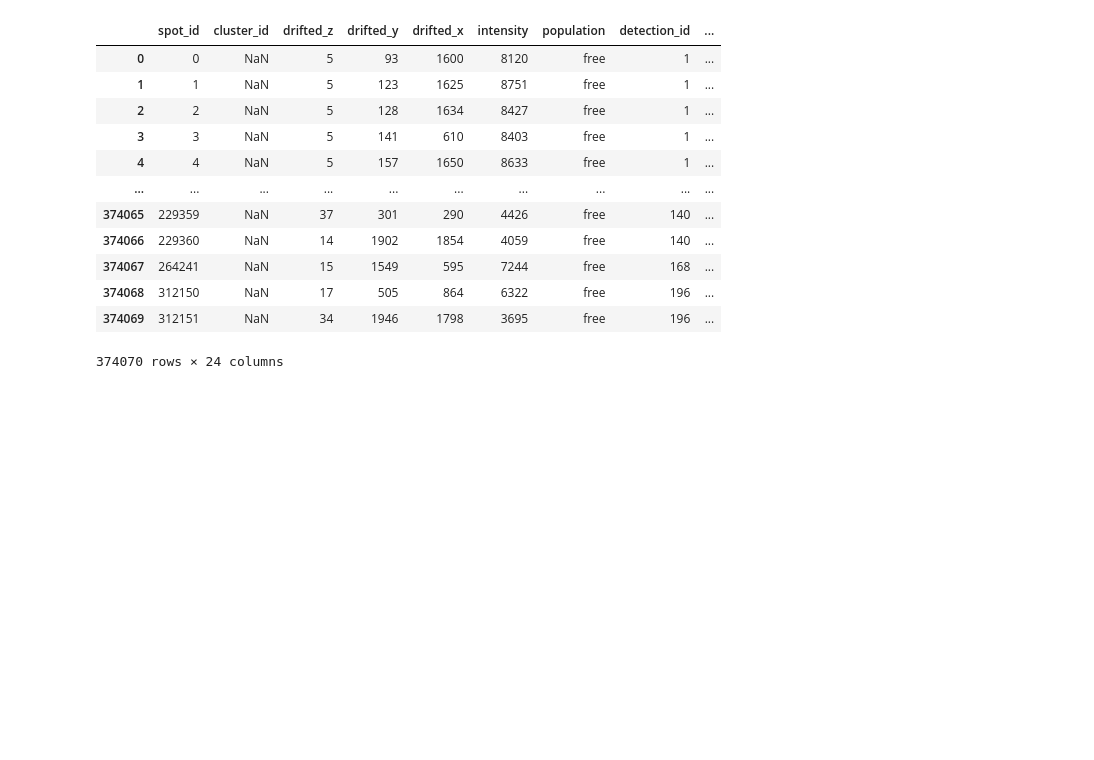
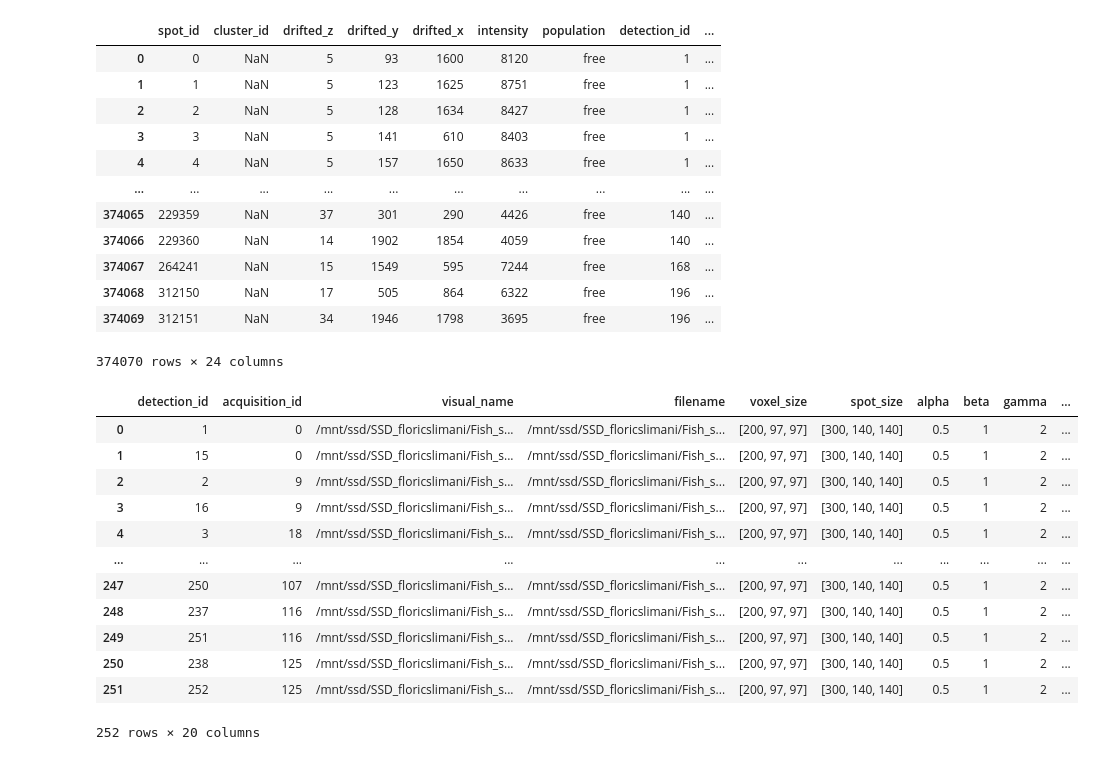
Before and after one commit to SlimaniF/Sequential_Fish, a Jupyter notebook: testing_notebooks/chromatic_abberration_testing.ipynb, the cells around one changed output. Cells and saved outputs as stored; diff of their text form; code cells hidden in the pictures; blank space fills up the shorter version.

Commit message:
Correct spots dataframe okay

```diff
--- a/testing_notebooks/chromatic_abberration_testing.ipynb
+++ b/testing_notebooks/chromatic_abberration_testing.ipynb
@@ -163,8 +163,9 @@ napari.run()
 # Check on DataFrame
 # %%
 import pandas as pd
-test_path = "/media/SSD_floricslimani/Fish_seq/Davide/2024-08-12 - SeqFISH - HeLa - Puro - R2TP1-2_Run7/result_tables/Spots.feather"
-Spots = pd.read_feather(test_path)
+test_path = "/media/SSD_floricslimani/Fish_seq/Davide/2024-08-12 - SeqFISH - HeLa - Puro - R2TP1-2_Run7/result_tables/"
+Spots = pd.read_feather(test_path + "Spots.feather")
+Detection = pd.read_feather(test_path + "Detection.feather")
 # %%
 Spots
 # %% [output]
@@ -181,3 +182,19 @@ Spots
 | 374068 | 312150 | NaN | 17 | 505 | 864 | 6322 | free | 196 | ... |
 | 374069 | 312151 | NaN | 34 | 1946 | 1798 | 3695 | free | 196 | ... |
 374070 rows × 24 columns
+# %%
+Detection
+# %% [output]
+|  | detection_id | acquisition_id | visual_name | filename | voxel_size | spot_size | alpha | beta | gamma | ... |
+| 0 | 1 | 0 | /mnt/ssd/SSD_floricslimani/Fish_s... | /mnt/ssd/SSD_floricslimani/Fish_s... | [200, 97, 97] | [300, 140, 140] | 0.5 | 1 | 2 | ... |
+| 1 | 15 | 0 | /mnt/ssd/SSD_floricslimani/Fish_s... | /mnt/ssd/SSD_floricslimani/Fish_s... | [200, 97, 97] | [300, 140, 140] | 0.5 | 1 | 2 | ... |
+| 2 | 2 | 9 | /mnt/ssd/SSD_floricslimani/Fish_s... | /mnt/ssd/SSD_floricslimani/Fish_s... | [200, 97, 97] | [300, 140, 140] | 0.5 | 1 | 2 | ... |
+| 3 | 16 | 9 | /mnt/ssd/SSD_floricslimani/Fish_s... | /mnt/ssd/SSD_floricslimani/Fish_s... | [200, 97, 97] | [300, 140, 140] | 0.5 | 1 | 2 | ... |
+| 4 | 3 | 18 | /mnt/ssd/SSD_floricslimani/Fish_s... | /mnt/ssd/SSD_floricslimani/Fish_s... | [200, 97, 97] | [300, 140, 140] | 0.5 | 1 | 2 | ... |
+| ... | ... | ... | ... | ... | ... | ... | ... | ... | ... | ... |
+| 247 | 250 | 107 | /mnt/ssd/SSD_floricslimani/Fish_s... | /mnt/ssd/SSD_floricslimani/Fish_s... | [200, 97, 97] | [300, 140, 140] | 0.5 | 1 | 2 | ... |
+| 248 | 237 | 116 | /mnt/ssd/SSD_floricslimani/Fish_s... | /mnt/ssd/SSD_floricslimani/Fish_s... | [200, 97, 97] | [300, 140, 140] | 0.5 | 1 | 2 | ... |
+| 249 | 251 | 116 | /mnt/ssd/SSD_floricslimani/Fish_s... | /mnt/ssd/SSD_floricslimani/Fish_s... | [200, 97, 97] | [300, 140, 140] | 0.5 | 1 | 2 | ... |
+| 250 | 238 | 125 | /mnt/ssd/SSD_floricslimani/Fish_s... | /mnt/ssd/SSD_floricslimani/Fish_s... | [200, 97, 97] | [300, 140, 140] | 0.5 | 1 | 2 | ... |
+| 251 | 252 | 125 | /mnt/ssd/SSD_floricslimani/Fish_s... | /mnt/ssd/SSD_floricslimani/Fish_s... | [200, 97, 97] | [300, 140, 140] | 0.5 | 1 | 2 | ... |
+252 rows × 20 columns
```
Also changed, not shown: parts of 1 cell of this notebook, 1 other file.
